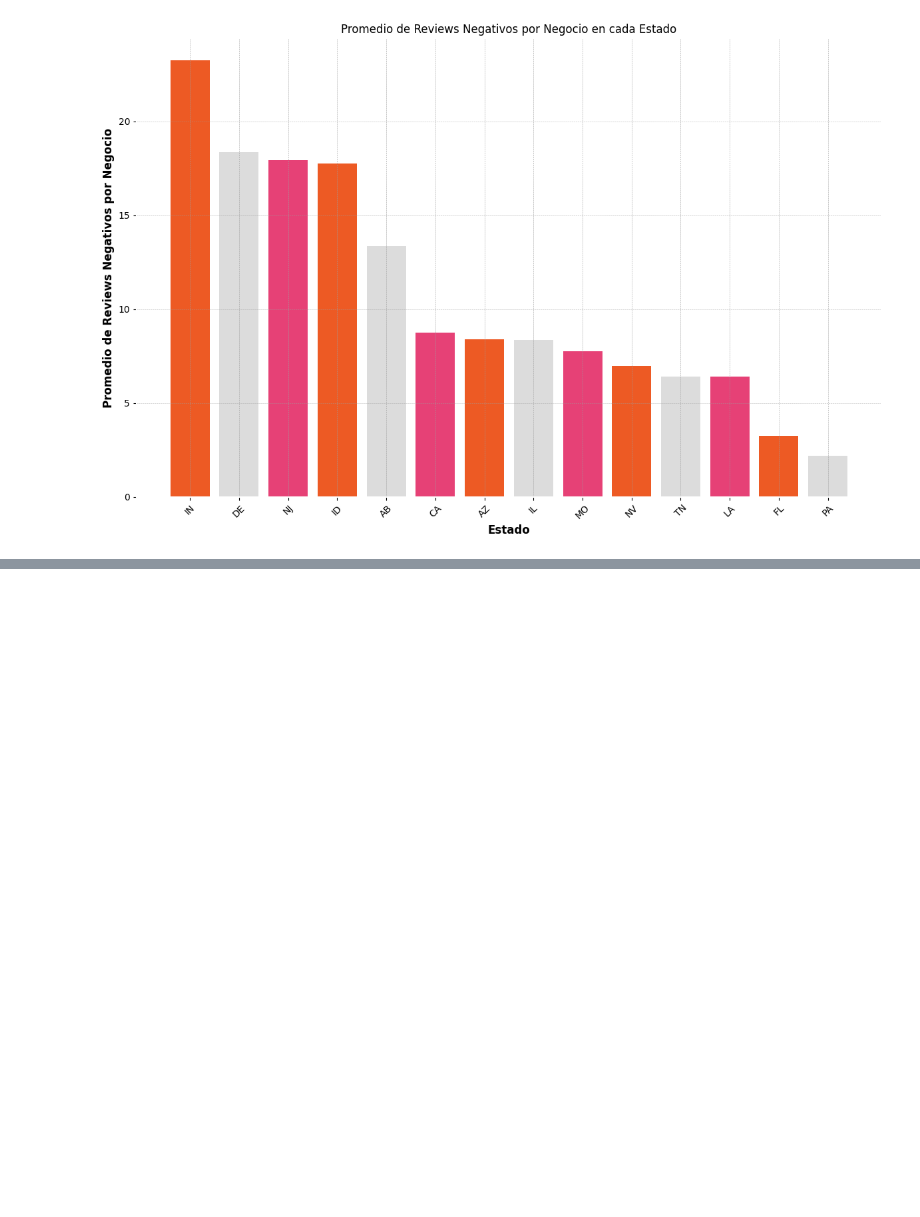
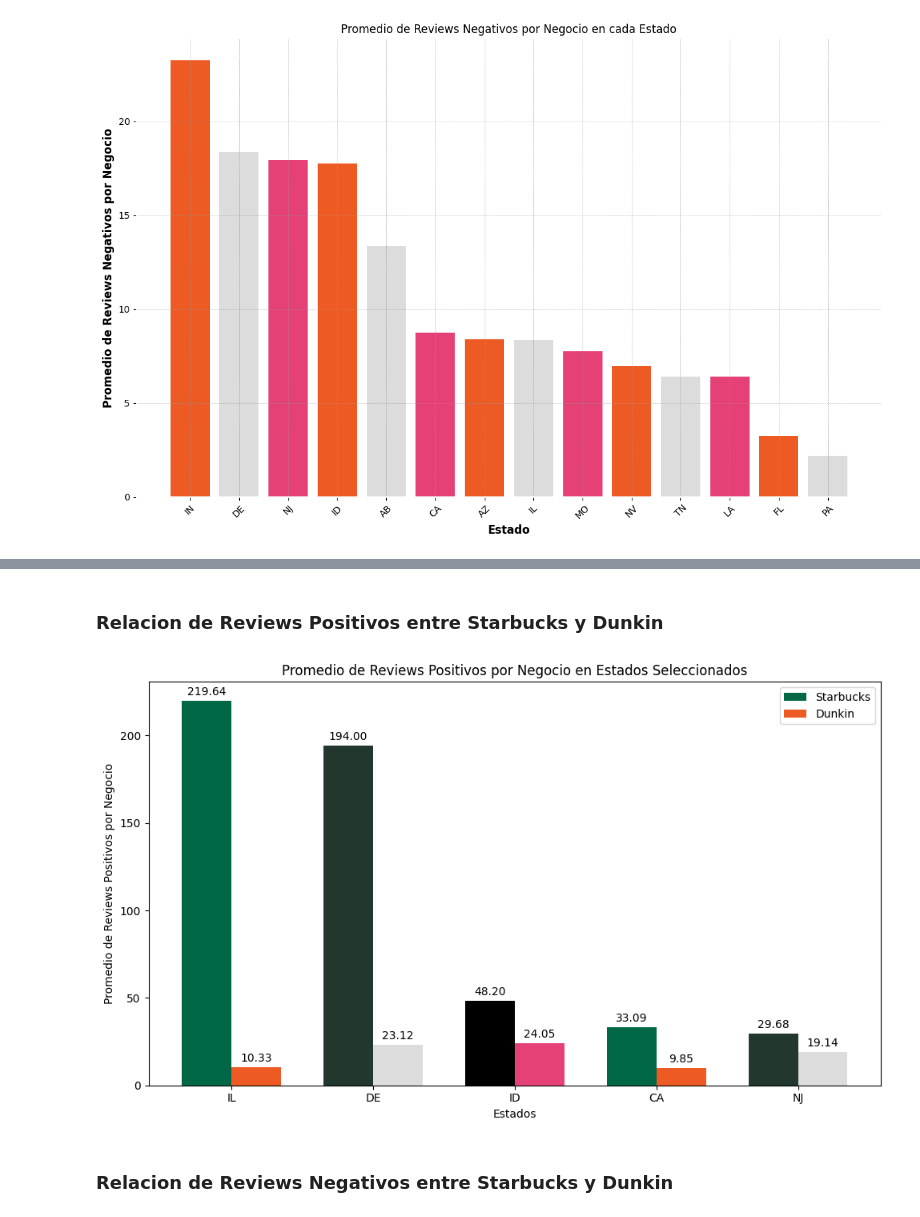
Before and after one commit to RadTorino/Starbucks_Analysis, a Jupyter notebook: code/eda_previo.ipynb, the cells around one changed output, grey strips where cells are left out. Saved outputs shown, nothing was run; the diff lists cells and outputs as text; code cells hidden in the pictures; blank space fills up the shorter version.

```diff
--- a/code/eda_previo.ipynb
+++ b/code/eda_previo.ipynb
@@ -330,0 +338,2 @@ plt.show()
+# %% [markdown]
+### Relacion de Reviews Positivos entre Starbucks y Dunkin
@@ -330,0 +371,37 @@ plt.show()
+# %%
+# Crear el gráfico de barras agrupadas
+x = np.arange(len(states))  # Etiquetas de los estados
+width = 0.35  # Ancho de las barras
+
+fig, ax = plt.subplots(figsize=(10, 6))
+
+bars_general = ax.bar(x - width/2, df_state_avg_positive_general['avg_positive_per_business'], width, label='Starbucks', color=colors_general)
+bars_dunkin = ax.bar(x + width/2, df_state_avg_positive_dunkin['avg_positive_per_business'], width, label='Dunkin', color=colors_dunkin)
+
+# Añadir etiquetas y títulos
+ax.set_xlabel('Estados')
+ax.set_ylabel('Promedio de Reviews Positivos por Negocio')
+ax.set_title('Promedio de Reviews Positivos por Negocio en Estados Seleccionados')
+ax.set_xticks(x)
+ax.set_xticklabels(states)
+ax.legend()
+
+# Añadir etiquetas de datos
+def add_labels(bars):
+    for bar in bars:
+        height = bar.get_height()
+        ax.annotate(f'{height:.2f}',
+                    xy=(bar.get_x() + bar.get_width() / 2, height),
+                    xytext=(0, 3),  # 3 puntos de almohadilla vertical
+                    textcoords="offset points",
+                    ha='center', va='bottom')
+
+add_labels(bars_general)
+add_labels(bars_dunkin)
+
+plt.tight_layout()
+plt.show()
+# %% [output]
+[figure, added]
+# %% [markdown]
+### Relacion de Reviews Negativos entre Starbucks y Dunkin
```
Also changed, not shown: parts of 14 cells of this notebook.
